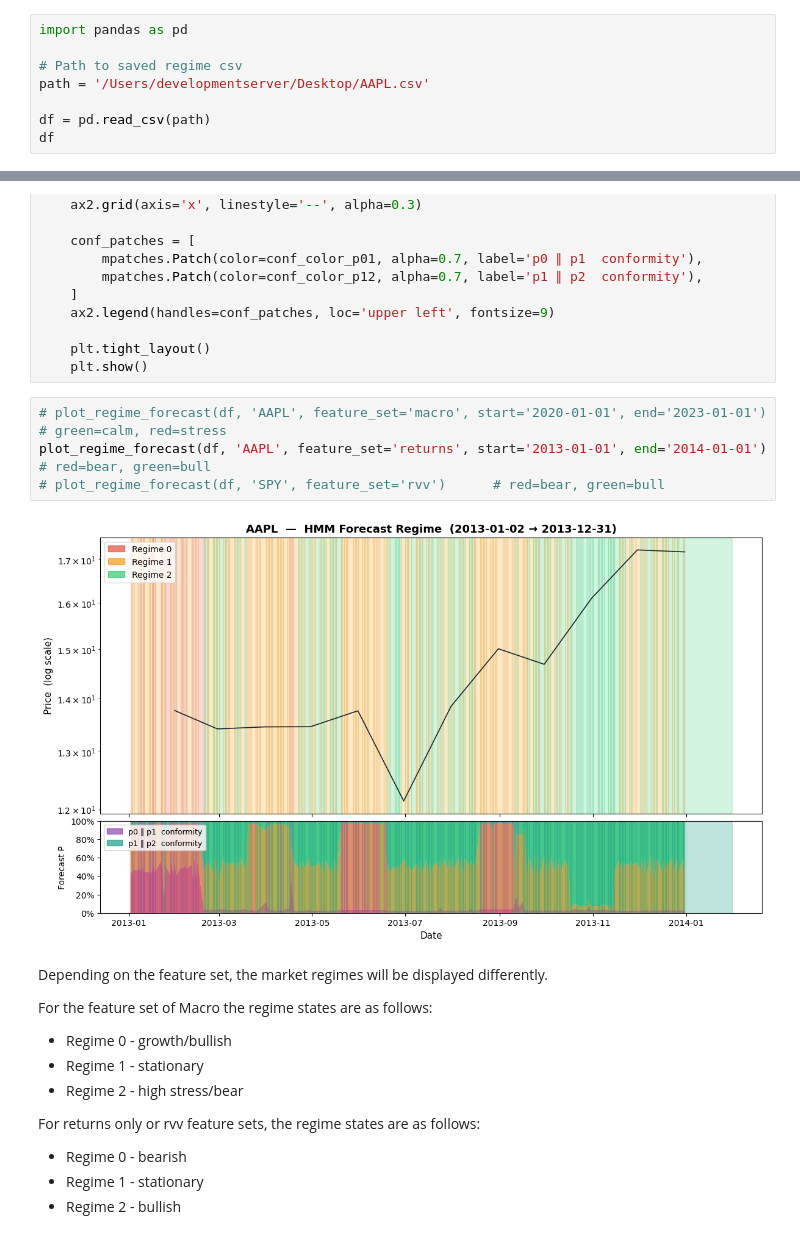
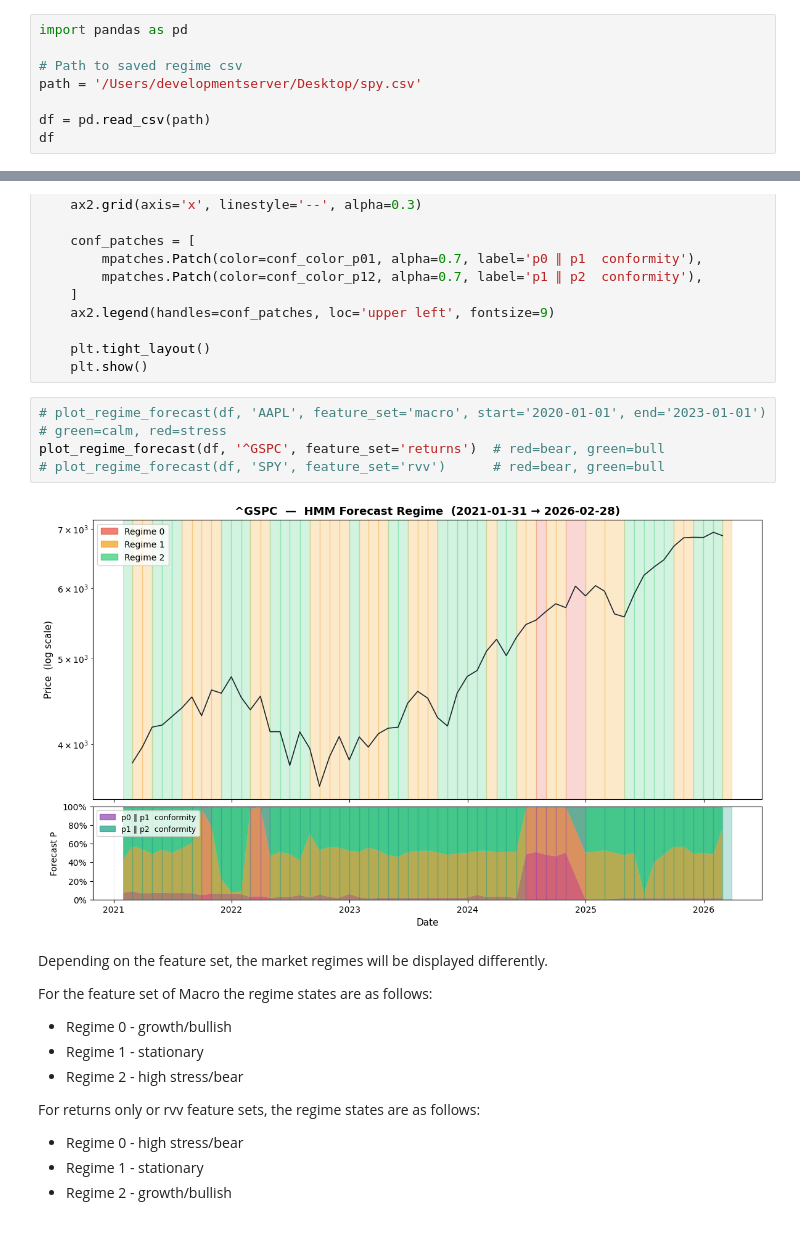
Before and after one commit to Joanmascastella/AlpaxaHMM, a Jupyter notebook: notebooks/test.ipynb, the cells around one changed output, grey strips where cells are left out. Saved outputs shown, nothing was run; the diff lists cells and outputs as text.

```diff
--- a/notebooks/test.ipynb
+++ b/notebooks/test.ipynb
@@ -2,7 +2,7 @@
 import pandas as pd
 
 # Path to saved regime csv
-path = '/Users/developmentserver/Desktop/AAPL.csv'
+path = '/Users/developmentserver/Desktop/spy.csv'
 
 df = pd.read_csv(path)
 df
@@ -142,10 +146,10 @@ def plot_regime_forecast(
     plt.show()
 # %%
 # plot_regime_forecast(df, 'AAPL', feature_set='macro', start='2020-01-01', end='2023-01-01')   # green=calm, red=stress
-plot_regime_forecast(df, 'AAPL', feature_set='returns', start='2013-01-01', end='2014-01-01')  # red=bear, green=bull
+plot_regime_forecast(df, '^GSPC', feature_set='returns')  # red=bear, green=bull
 # plot_regime_forecast(df, 'SPY', feature_set='rvv')      # red=bear, green=bull
 # %% [output]
-[figure, old version]
+[figure, new version]
 # %% [markdown]
 Depending on the feature set, the market regimes will be displayed differently.
 
@@ -155,6 +159,6 @@ For the feature set of Macro the regime states are as follows:
 - Regime 2 - high stress/bear
 
 For returns only or rvv feature sets, the regime states are as follows:
-- Regime 0 - bearish
+- Regime 0 - high stress/bear
 - Regime 1 - stationary
-- Regime 2 - bullish
+- Regime 2 - growth/bullish
```
Also changed, not shown: parts of 1 cell of this notebook.
